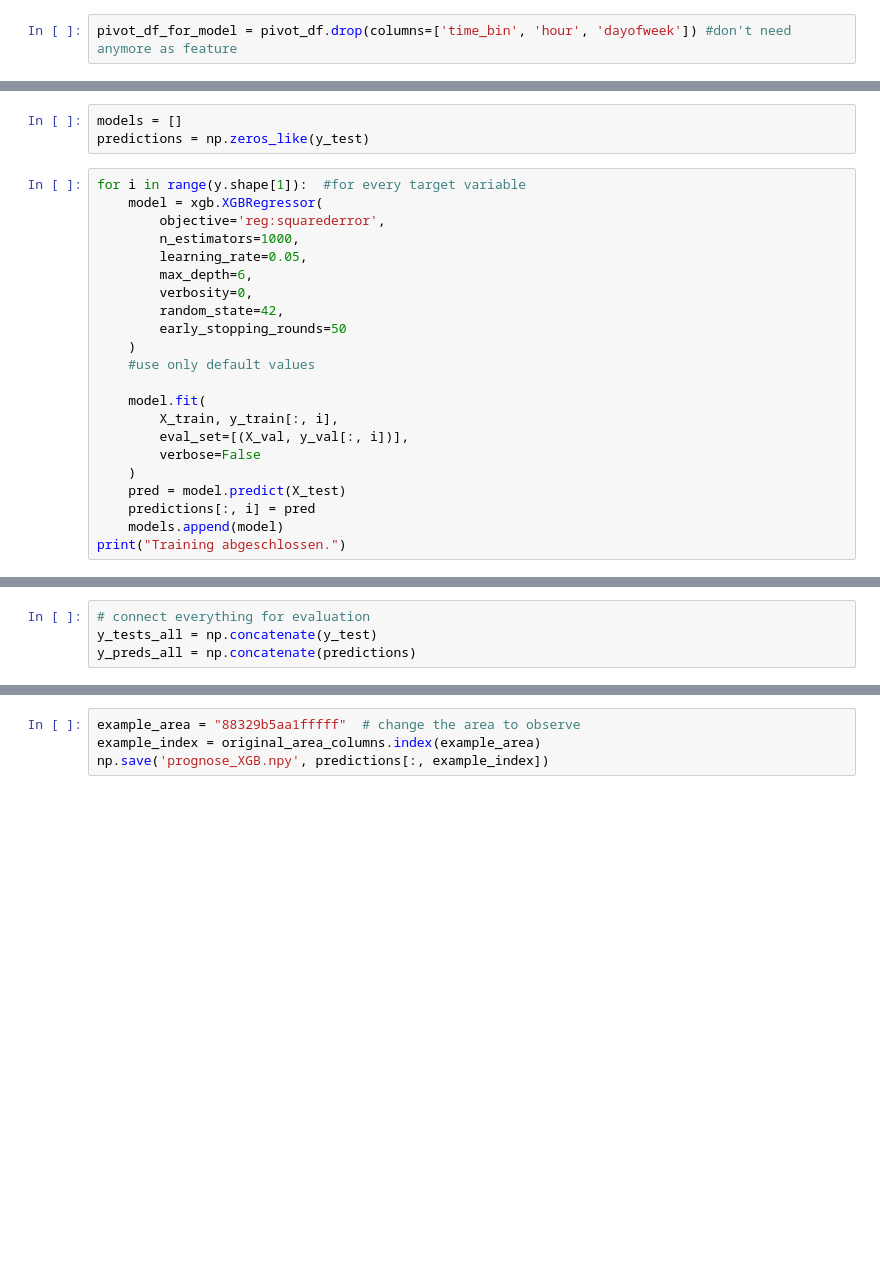
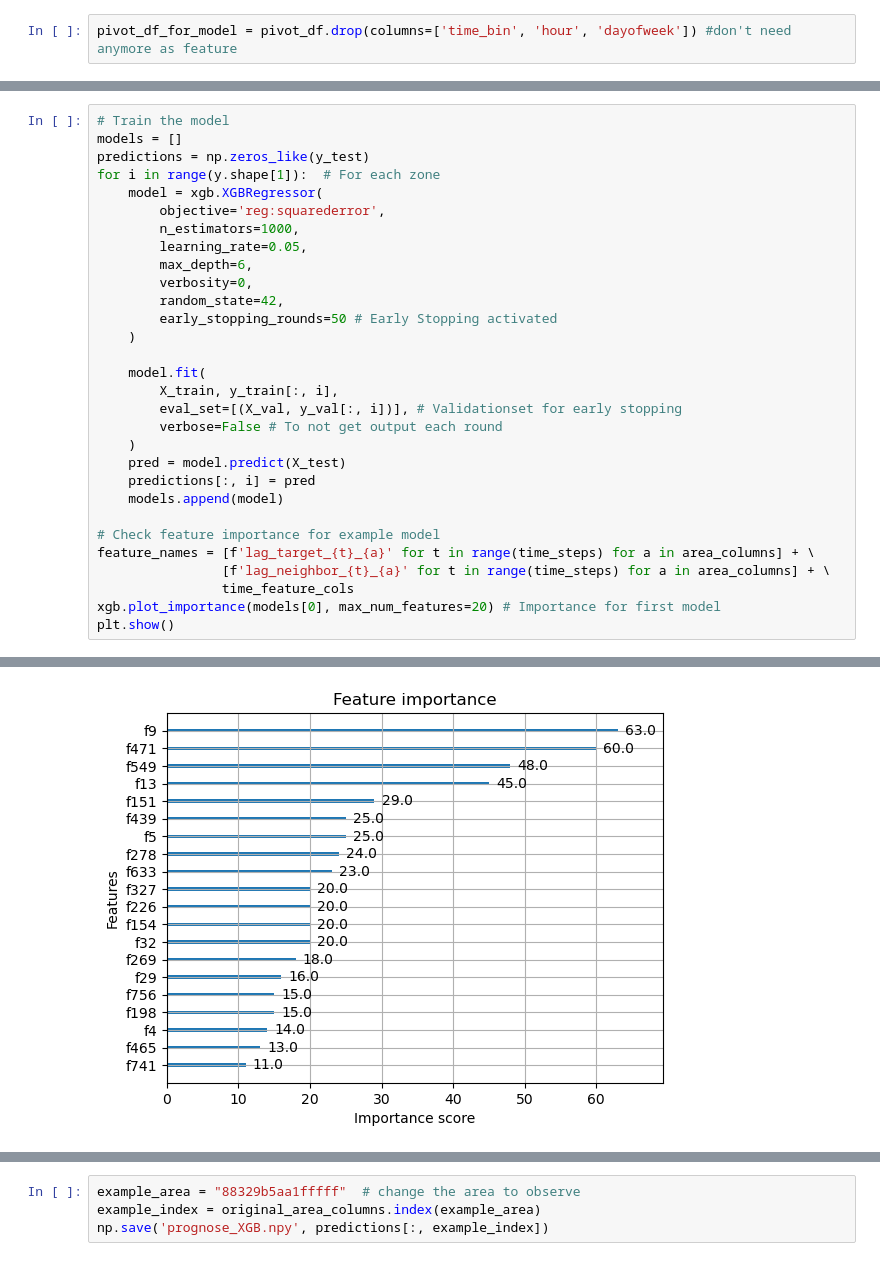
Before and after one commit to tilofre/ODFD-Optimization, a Jupyter notebook: XGBoost.ipynb, the cells around one changed output, grey strips where cells are left out. Cells and saved outputs as stored; diff of their text form; blank space fills up the shorter version.

```diff
--- a/XGBoost.ipynb
+++ b/XGBoost.ipynb
@@ -55,8 +136,8 @@ X_train, X_val, y_train, y_val = train_test_split(
-# %%
-models = []
-predictions = np.zeros_like(y_test)
 # %%
-for i in range(y.shape[1]):  #for every target variable
+# Train the model
+models = []
+predictions = np.zeros_like(y_test)
+for i in range(y.shape[1]):  # For each zone
     model = xgb.XGBRegressor(
         objective='reg:squarederror',
         n_estimators=1000,
@@ -64,17 +145,22 @@ for i in range(y.shape[1]):  #for every target variable
         max_depth=6,
         verbosity=0,
         random_state=42,
-        early_stopping_rounds=50
+        early_stopping_rounds=50 # Early Stopping activated
     )
-    #use only default values
 
     model.fit(
         X_train, y_train[:, i],
-        eval_set=[(X_val, y_val[:, i])],
-        verbose=False
+        eval_set=[(X_val, y_val[:, i])], # Validationset for early stopping
+        verbose=False # To not get output each round
     )
     pred = model.predict(X_test)
     predictions[:, i] = pred
     models.append(model)
-print("Training abgeschlossen.")
+
+# Check feature importance for example model
+feature_names = [f'lag_target_{t}_{a}' for t in range(time_steps) for a in area_columns] + \
+                [f'lag_neighbor_{t}_{a}' for t in range(time_steps) for a in area_columns] + \
+                time_feature_cols
+xgb.plot_importance(models[0], max_num_features=20) # Importance for first model
+plt.show()
 # %% [output]
@@ -81,6 +182,3 @@ print("Training abgeschlossen.")
 Training abgeschlossen.
+[figure, added]
-# %%
-# connect everything for evaluation
-y_tests_all = np.concatenate(y_test)
-y_preds_all = np.concatenate(predictions)
 # %%
```
Also changed, not shown: parts of 14 cells of this notebook, 33 other files.
